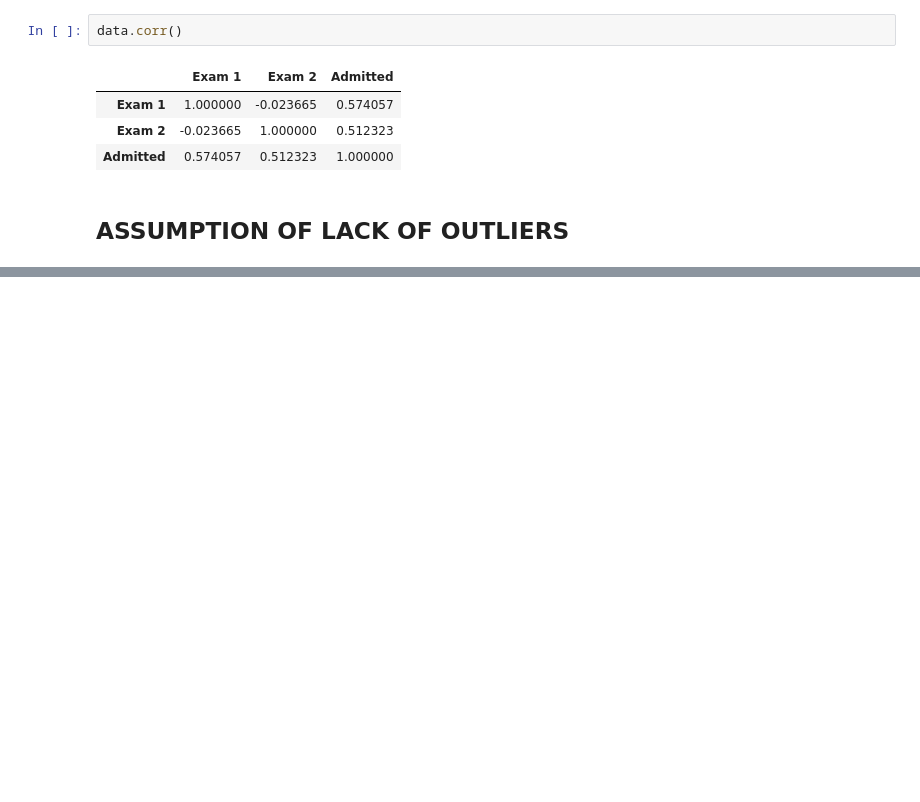
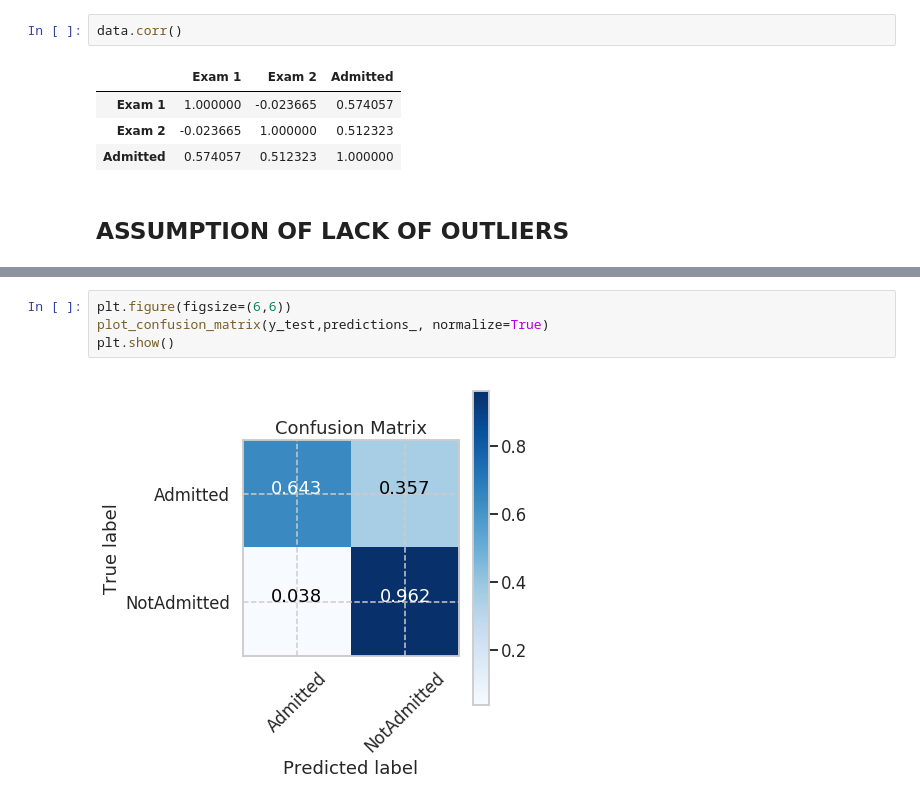
Before and after one commit to nandinijampala/SelfStudyNotes, a Jupyter notebook: Logistic_Regression/Logistic_Regression.ipynb, the cells around one changed output, grey strips where cells are left out. Cells and saved outputs as stored; diff of their text form; blank space fills up the shorter version.

```diff
--- a/Logistic_Regression/Logistic_Regression.ipynb
+++ b/Logistic_Regression/Logistic_Regression.ipynb
@@ -247,0 +408,6 @@ sns.boxplot(x= 'Exam 2', data= data, orient= 'v').set_title("Exam 2 Box Plot")
+# %%
+plt.figure(figsize=(6,6))
+plot_confusion_matrix(y_test,predictions_, normalize=True)
+plt.show()
+# %% [output]
+[figure, added]
```
Also changed, not shown: parts of 65 cells of this notebook, 7 other files.
